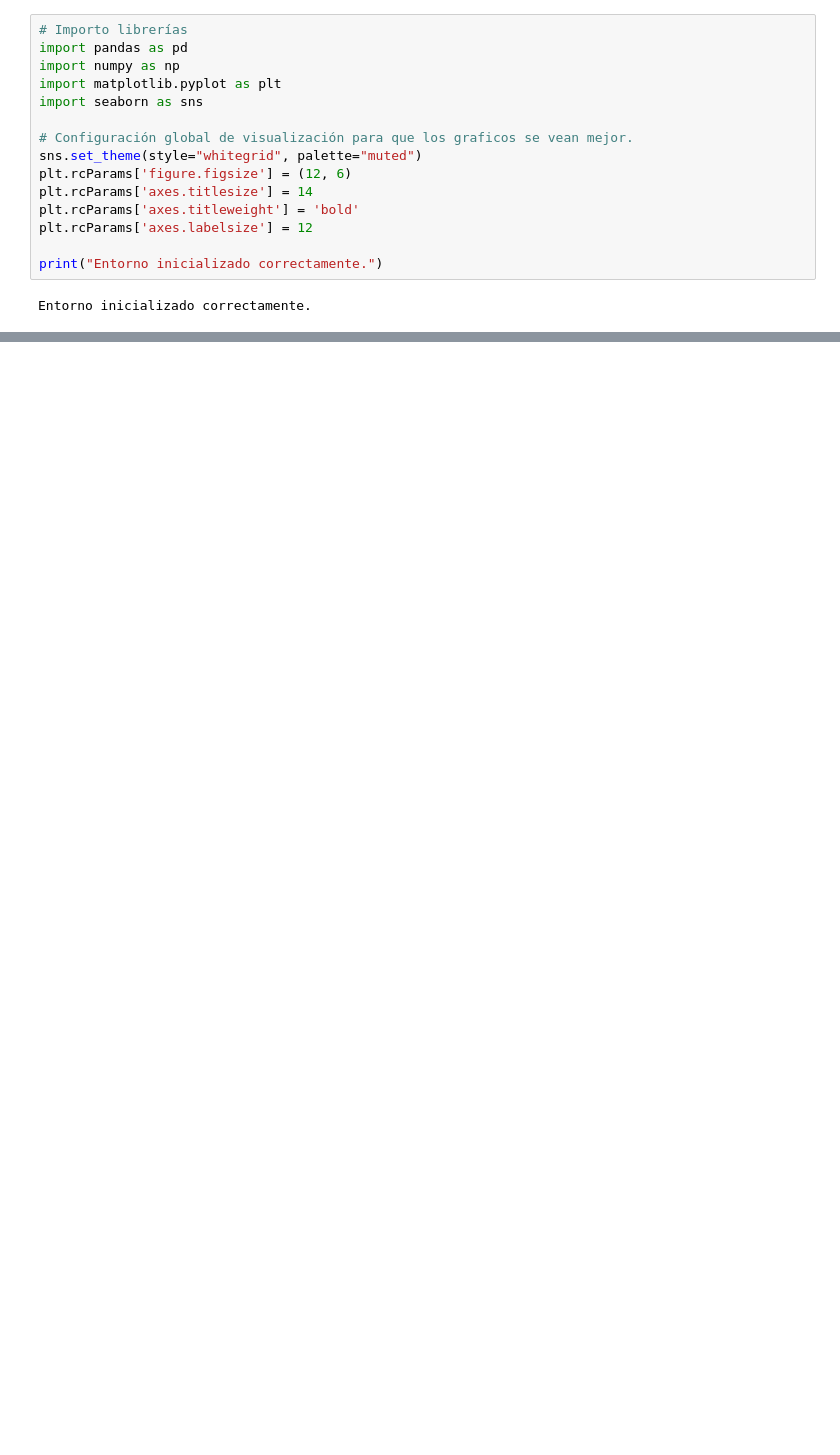
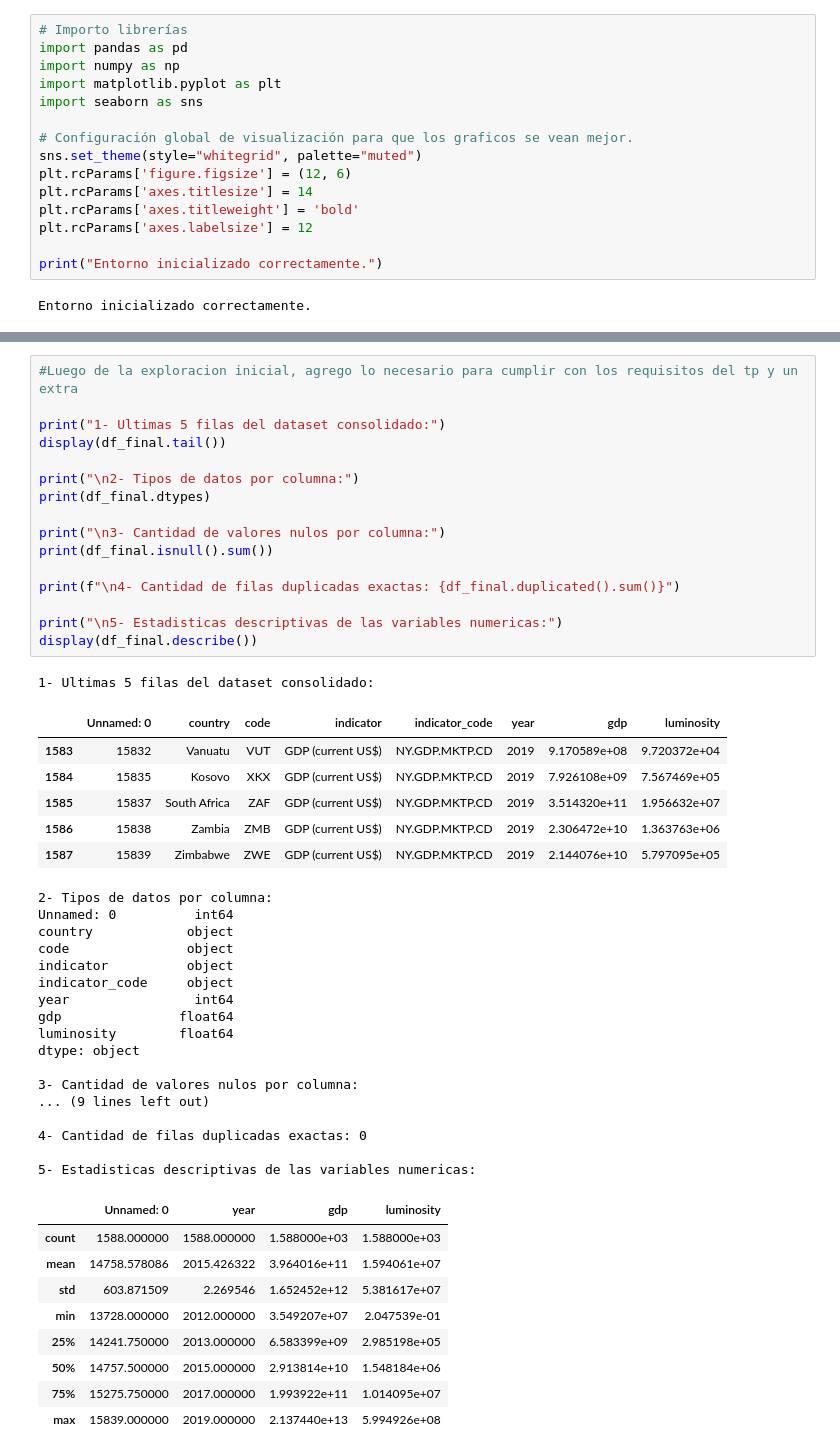
Before and after one commit to ulloaroman/analisis-pbi-luminosidad, a Jupyter notebook: notebooks/analisis_luminosidad.ipynb, the cells around one changed output, grey strips where cells are left out. Drawn from its saved outputs; the diff is of its cells as text; blank space fills up the shorter version.

```diff
--- a/notebooks/analisis_luminosidad.ipynb
+++ b/notebooks/analisis_luminosidad.ipynb
@@ -35,0 +83,50 @@ ParserError: Error tokenizing data. C error: Expected 3 fields in line 5, saw 71
+# %%
+#Luego de la exploracion inicial, agrego lo necesario para cumplir con los requisitos del tp y un extra
+
+print("1- Ultimas 5 filas del dataset consolidado:")
+display(df_final.tail())
+
+print("\n2- Tipos de datos por columna:")
+print(df_final.dtypes)
+
+print("\n3- Cantidad de valores nulos por columna:")
+print(df_final.isnull().sum())
+
+print(f"\n4- Cantidad de filas duplicadas exactas: {df_final.duplicated().sum()}")
+
+print("\n5- Estadisticas descriptivas de las variables numericas:")
+display(df_final.describe())
+# %% [output]
+1- Ultimas 5 filas del dataset consolidado:
+|  | Unnamed: 0 | country | code | indicator | indicator_code | year | gdp | luminosity |
+| 1583 | 15832 | Vanuatu | VUT | GDP (current US$) | NY.GDP.MKTP.CD | 2019 | 9.170589e+08 | 9.720372e+04 |
+| 1584 | 15835 | Kosovo | XKX | GDP (current US$) | NY.GDP.MKTP.CD | 2019 | 7.926108e+09 | 7.567469e+05 |
+| 1585 | 15837 | South Africa | ZAF | GDP (current US$) | NY.GDP.MKTP.CD | 2019 | 3.514320e+11 | 1.956632e+07 |
+| 1586 | 15838 | Zambia | ZMB | GDP (current US$) | NY.GDP.MKTP.CD | 2019 | 2.306472e+10 | 1.363763e+06 |
+| 1587 | 15839 | Zimbabwe | ZWE | GDP (current US$) | NY.GDP.MKTP.CD | 2019 | 2.144076e+10 | 5.797095e+05 |
+2- Tipos de datos por columna:
+Unnamed: 0          int64
+country            object
+code               object
+indicator          object
+indicator_code     object
+year                int64
+gdp               float64
+luminosity        float64
+dtype: object
+
+3- Cantidad de valores nulos por columna:
+... (9 lines left out)
+
+4- Cantidad de filas duplicadas exactas: 0
+
+5- Estadisticas descriptivas de las variables numericas:
+|  | Unnamed: 0 | year | gdp | luminosity |
+| count | 1588.000000 | 1588.000000 | 1.588000e+03 | 1.588000e+03 |
+| mean | 14758.578086 | 2015.426322 | 3.964016e+11 | 1.594061e+07 |
+| std | 603.871509 | 2.269546 | 1.652452e+12 | 5.381617e+07 |
+| min | 13728.000000 | 2012.000000 | 3.549207e+07 | 2.047539e-01 |
+| 25% | 14241.750000 | 2013.000000 | 6.583399e+09 | 2.985198e+05 |
+| 50% | 14757.500000 | 2015.000000 | 2.913814e+10 | 1.548184e+06 |
+| 75% | 15275.750000 | 2017.000000 | 1.993922e+11 | 1.014095e+07 |
+| max | 15839.000000 | 2019.000000 | 2.137440e+13 | 5.994926e+08 |
```
Also changed, not shown: parts of 11 cells of this notebook.
